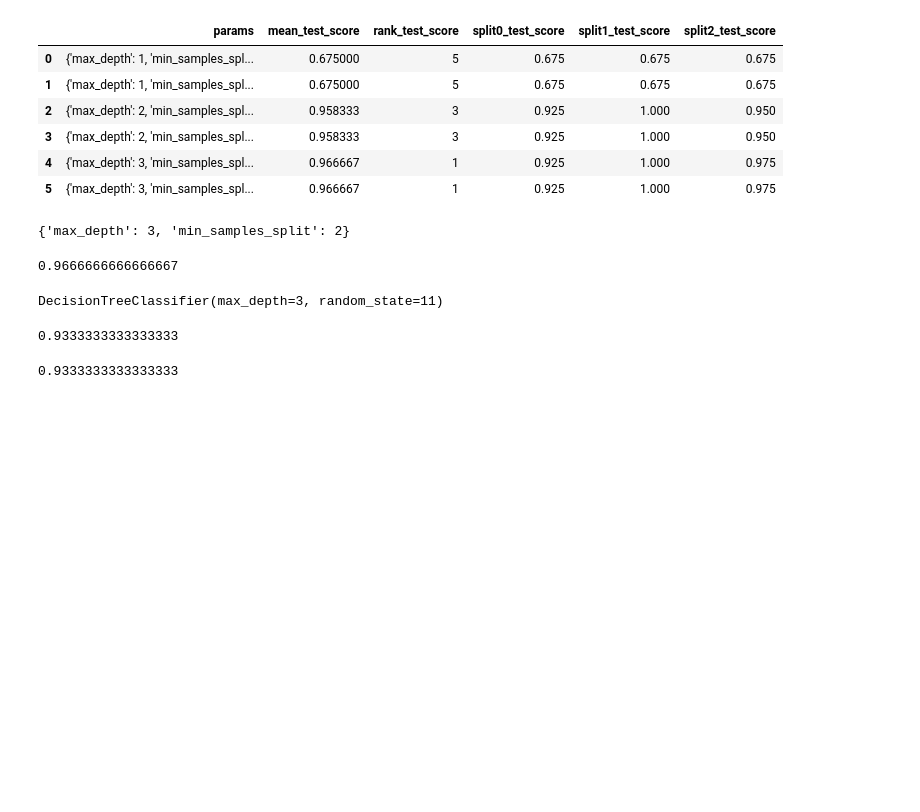
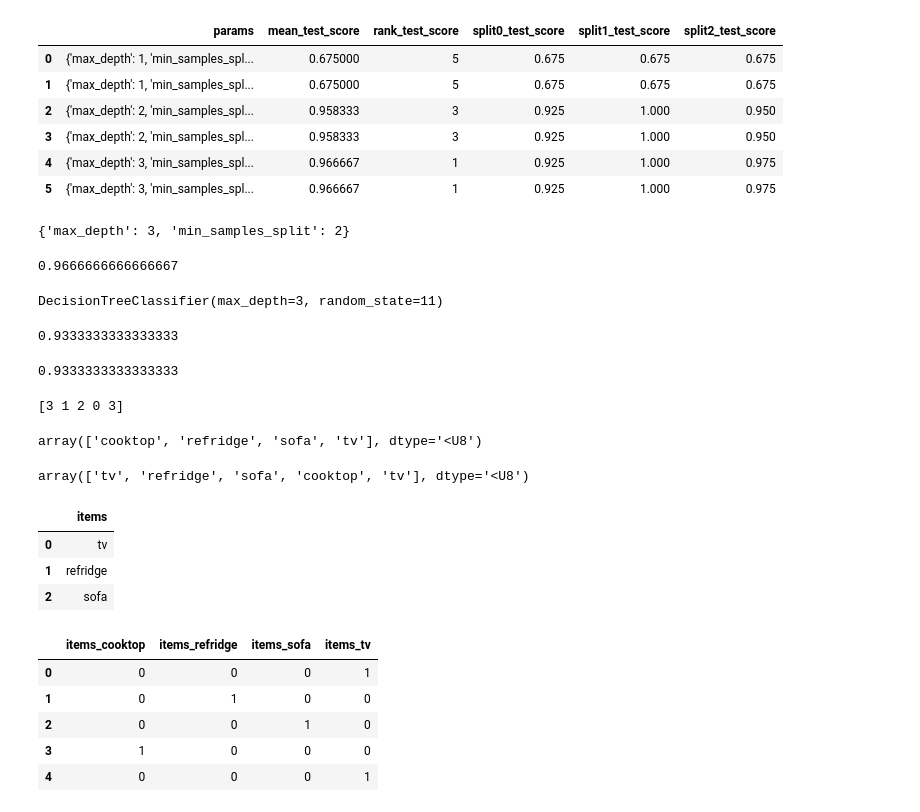
Before and after one commit to yoontaepark/Kaggle, a Jupyter notebook: Practice_chap2_210915.ipynb, the cells around one changed output. Cells and saved outputs as stored; diff of their text form; code cells hidden in the pictures; blank space fills up the shorter version.

```diff
--- a/Practice_chap2_210915.ipynb
+++ b/Practice_chap2_210915.ipynb
@@ -400,3 +400,51 @@ pred2 = estimator.predict(X_test)
 accuracy_score(y_test, pred2)
 # %% [output]
 0.9333333333333333
+# %%
+# label encoding: one-hot-encoding is good
+from sklearn.preprocessing import LabelEncoder
+
+items = ['tv', 'refridge', 'sofa', 'cooktop', 'tv']
+
+encoder = LabelEncoder()
+encoder.fit(items)
+labels = encoder.transform(items)
+
+print(labels)
+# %% [output]
+[3 1 2 0 3]
+# %%
+# order is random
+encoder.classes_
+# %% [output]
+array(['cooktop', 'refridge', 'sofa', 'tv'], dtype='<U8')
+# %%
+# decoding, but order can affect m/l algorithm since numbers have a strict inequality
+encoder.inverse_transform([3,1,2,0,3])
+# %% [output]
+array(['tv', 'refridge', 'sofa', 'cooktop', 'tv'], dtype='<U8')
+# %%
+# One-Hot Encoding: use get_dummies function in dataframe
+from sklearn.preprocessing import OneHotEncoder
+import numpy as np
+import pandas as pd
+
+items = ['tv', 'refridge', 'sofa', 'cooktop', 'tv']
+
+df = pd.DataFrame({'items': items})
+
+df.head(3)
+# %% [output]
+|  | items |
+| 0 | tv |
+| 1 | refridge |
+| 2 | sofa |
+# %%
+pd.get_dummies(df['items'], prefix='items')
+# %% [output]
+|  | items_cooktop | items_refridge | items_sofa | items_tv |
+| 0 | 0 | 0 | 0 | 1 |
+| 1 | 0 | 1 | 0 | 0 |
+| 2 | 0 | 0 | 1 | 0 |
+| 3 | 1 | 0 | 0 | 0 |
+| 4 | 0 | 0 | 0 | 1 |
```
Also changed, not shown: parts of 8 cells of this notebook.
